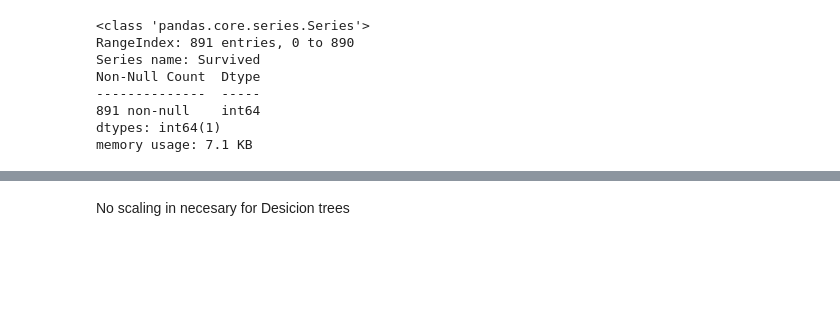
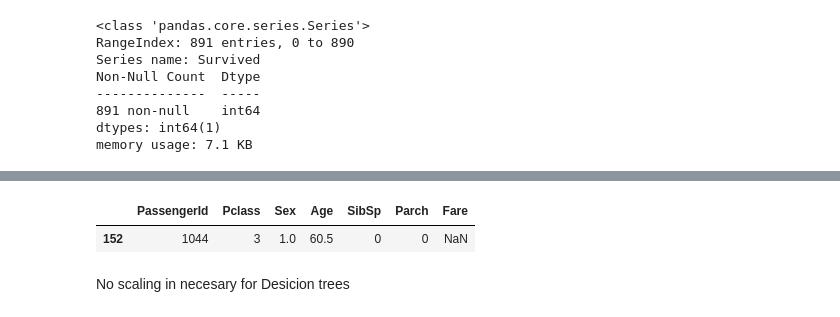
Before and after one commit to FerF8/titanic-kaggle, a Jupyter notebook: feature_engineering.ipynb, the cells around one changed output, grey strips where cells are left out. Saved outputs shown, nothing was run; the diff lists cells and outputs as text; code cells hidden in the pictures; blank space fills up the shorter version.

```diff
--- a/feature_engineering.ipynb
+++ b/feature_engineering.ipynb
@@ -252,2 +294,7 @@ Data columns (total 7 columns):
 dtypes: float64(3), int64(4)
 memory usage: 23.0 KB
+# %%
+df_test[df_test['Fare'].isna()]
+# %% [output]
+|  | PassengerId | Pclass | Sex | Age | SibSp | Parch | Fare |
+| 152 | 1044 | 3 | 1.0 | 60.5 | 0 | 0 | NaN |
```
Also changed, not shown: parts of 17 cells of this notebook, 8 other files.
